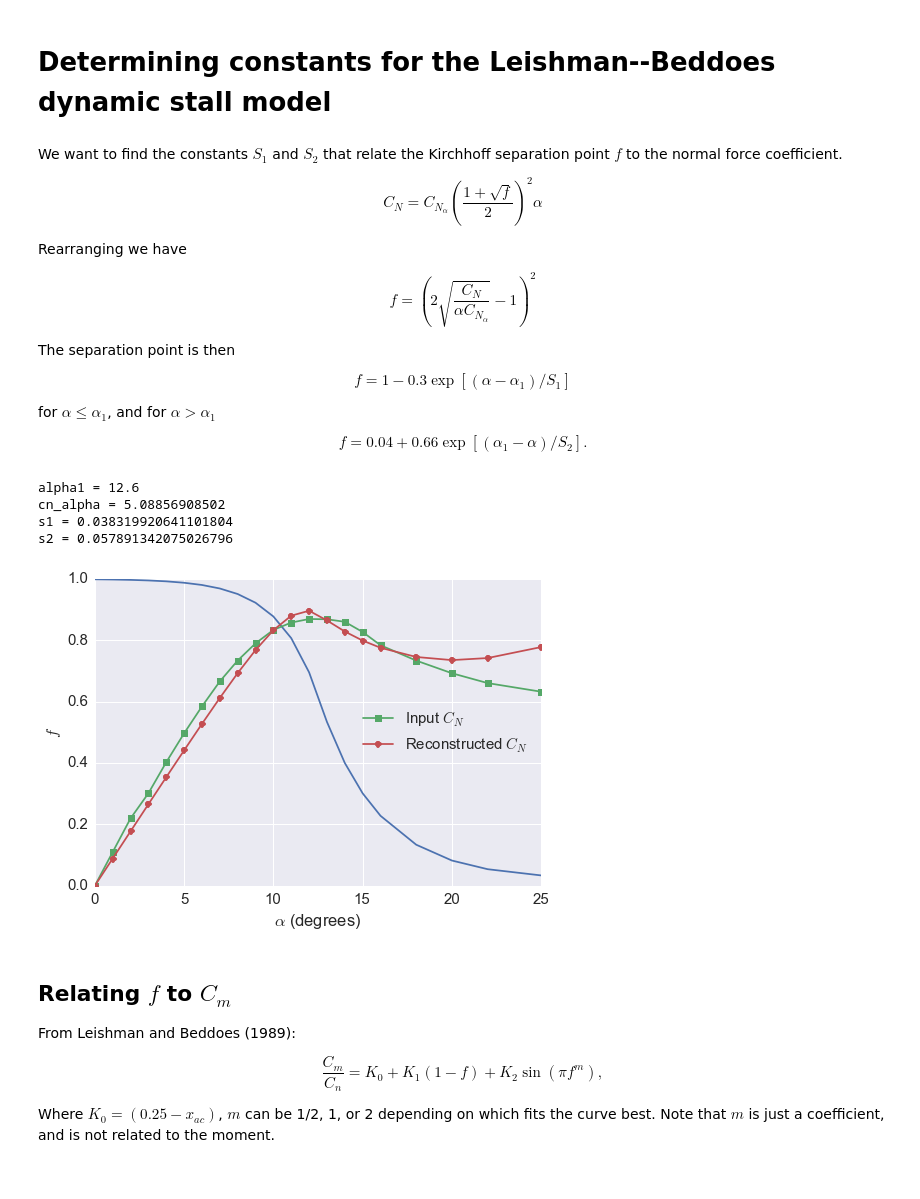
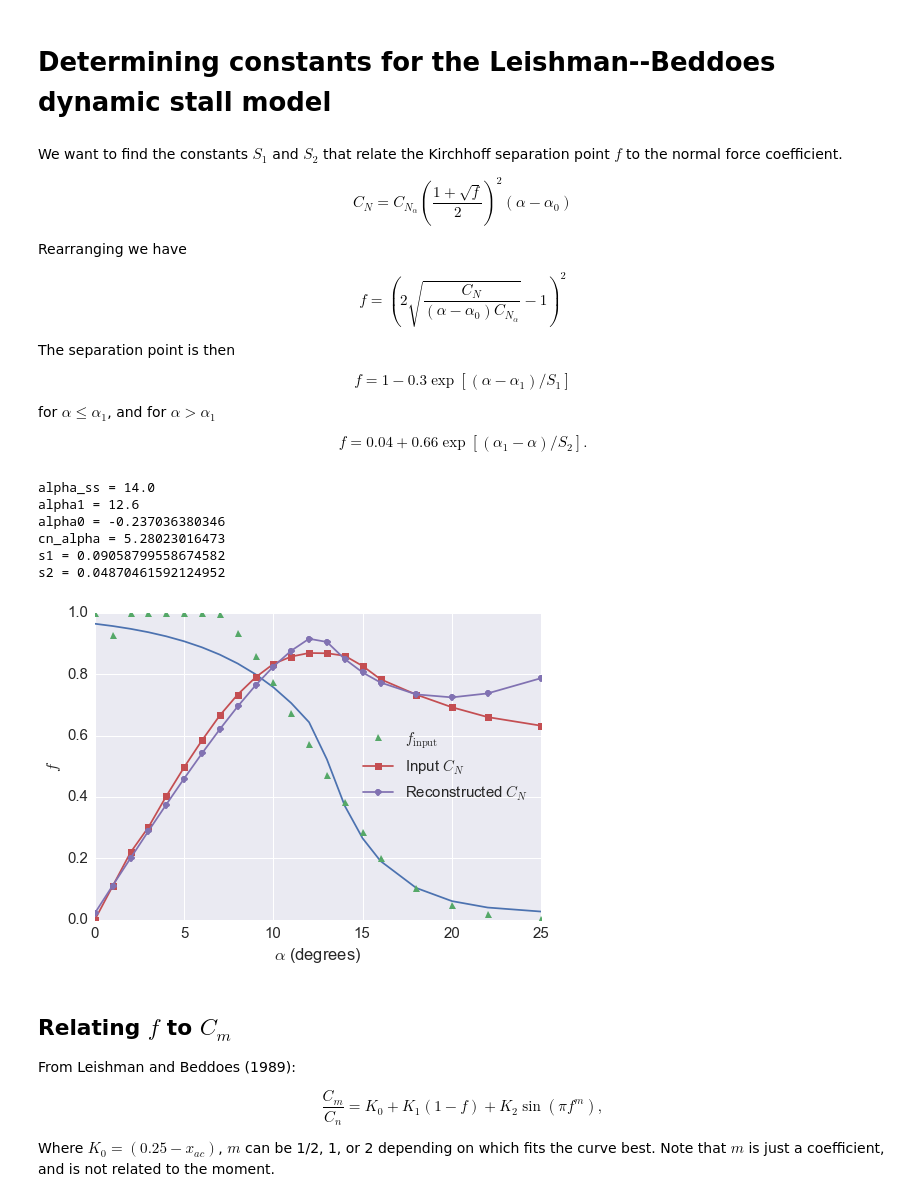
Before and after one commit to petebachant/Leishman-Beddoes-constants, a Jupyter notebook: notebook.ipynb, the cells around one changed output. Saved outputs shown, nothing was run; the diff lists cells and outputs as text; code cells hidden in the pictures.

Commit message:
Account for zero-lift angle of attack

```diff
--- a/notebook.ipynb
+++ b/notebook.ipynb
@@ -52,13 +52,13 @@ def load(foil="NACA0021", xfoil=False, csv=False):
 We want to find the constants $S_1$ and $S_2$ that relate the Kirchhoff separation point $f$ to the normal force coefficient.
 
 $$
-C_N = C_{N_\alpha} \left( \frac{1 + \sqrt{f}}{2} \right)^2 \alpha
+C_N = C_{N_\alpha} \left( \frac{1 + \sqrt{f}}{2} \right)^2 (\alpha - \alpha_0)
 $$
 
 Rearranging we have
 
 $$
-f = \left(2\sqrt{\frac{C_N}{\alpha C_{N_\alpha}}} - 1\right)^2
+f = \left(2\sqrt{\frac{C_N}{(\alpha - \alpha_0) C_{N_\alpha}}} - 1\right)^2
 $$
 
 The separation point is then
@@ -91,8 +91,9 @@ def calc_cn_alpha(df, frac_cn_alpha=0.75):
     A = np.array([[len(x), sum(x)],
                   [sum(x), sum(x**2)]])
     b = np.array([sum(y), sum(x*y)])
-    a, cn_alpha = np.linalg.solve(A, b)
-    return cn_alpha
+    cn0, cn_alpha = np.linalg.solve(A, b)
+    alpha0 = -cn0/cn_alpha
+    return cn_alpha, alpha0
 
 
 def calc_alpha1(df, frac_alpha1=0.95):
@@ -104,35 +105,48 @@ def calc_s1_s2(df, A=1.0, B=0.4, C=0.02, D=0.58, frac_cn_alpha=0.75, frac_alpha1
     """Calculate S_1 and S_2 coefficients using a least squares regression."""
     df_all = df[df.alpha_deg >= 0]
     df_all = df_all[df_all.alpha_deg <= 20]
-    cn_alpha = calc_cn_alpha(df, frac_cn_alpha)
+    cn_alpha, alpha0 = calc_cn_alpha(df, frac_cn_alpha)
     alpha1 = calc_alpha1(df, frac_alpha1)
     df = df_all[df_all.alpha_rad <= alpha1]
     alpha = df.alpha_rad
-    f = pow((sqrt(abs(df.cn)/cn_alpha/abs(df.alpha_rad))*2.0 - 1.0), 2)
-    f[f > 1] = 1.0
+    f = cn2f(df.cn, alpha, cn_alpha, alpha0=alpha0, limit=True)
     x = alpha - alpha1
     y = (f - A)/(-B)
-    b = np.sum(x*y*log(y))/sum(x*x*y)
+    try:
+        b = np.sum(x*y*log(y))/sum(x*x*y)
+    except ZeroDivisionError:
+        b = np.nan
     s1 = 1/b
     f_low = A - B*np.exp((alpha - alpha1)/s1)
     # Now S_2
     df = df_all[df_all.alpha_rad > alpha1]
     alpha = df.alpha_rad
-    f = pow((sqrt(abs(df.cn)/cn_alpha/abs(df.alpha_rad))*2.0 - 1.0), 2)
-    f[f > 1] = 1.0
+    f = cn2f(df.cn, alpha, cn_alpha, alpha0=alpha0)
     x = alpha1 - alpha
     y = (f - C)/(D)
-    b = np.sum(x*y*log(y))/sum(x*x*y)
+    try:
+        b = np.sum(x*y*log(y))/sum(x*x*y)
+    except ZeroDivisionError:
+        b = np.nan
     s2 = 1/b
     return s1, s2
 
 
-def f2cn(f, alpha_rad, cn_alpha):
-    """Convert trailing edge separation point to normal force coefficient."""
-    return cn_alpha*alpha_rad*((1 + np.sqrt(f))/2)**2
+def cn2f(cn, alpha_rad, cn_alpha, alpha0=0.0, limit=False):
+    """Convert normal force coefficient to trailing edge separation point."""
+    f = pow((sqrt(abs(cn)/cn_alpha/abs((alpha_rad - alpha0)))*2.0 - 1.0), 2)
+    if limit:
+        f[f > 1] = 1.0
+        f[f < 0] = 0.0
+    return f
 
 
-def calc_reconst(foil="NACA0021", A=1.0, B=0.4, C=0.02, D=0.58, frac_cn_alpha=0.7,
+def f2cn(f, alpha_rad, cn_alpha, alpha0=0.0):
+    """Convert trailing edge separation point to normal force coefficient."""
+    return cn_alpha*(alpha_rad - alpha0)*((1 + np.sqrt(f))/2)**2
+
+
+def calc_reconst(foil="NACA0021", A=1.0, B=0.4, C=0.02, D=0.58, frac_cn_alpha=0.6,
                  frac_alpha1=0.9):
     """
     Calculate reconstructed force coefficients and return along with input data.
@@ -145,40 +159,50 @@ def calc_reconst(foil="NACA0021", A=1.0, B=0.4, C=0.02, D=0.58, frac_cn_alpha=0.
         df = load(foil=foil)
     df = df[df.alpha_deg >= 0]
     df = df[df.alpha_deg <= 25]
-    cn_alpha = calc_cn_alpha(df, frac_cn_alpha=frac_cn_alpha)
+    cn_alpha, alpha0 = calc_cn_alpha(df, frac_cn_alpha=frac_cn_alpha)
     alpha1 = calc_alpha1(df, frac_alpha1=frac_alpha1)
     s1, s2 = calc_s1_s2(df, A=A, B=B, C=C, D=D, frac_cn_alpha=frac_cn_alpha,
                         frac_alpha1=frac_alpha1)
     f = []
     for alpha in df.alpha_rad:
         if alpha <= alpha1:
             f.append(A - B*np.exp((alpha - alpha1)/s1))
         elif alpha > alpha1:
             f.append(C + D*np.exp((alpha1 - alpha)/s2))
     df["f"] = f
-    df["cn_reconst"] = f2cn(f, df.alpha_rad, cn_alpha)
+    df["cn_reconst"] = f2cn(f, df.alpha_rad, cn_alpha, alpha0=alpha0)
+    df["f_in"] = cn2f(df.cn, df.alpha_rad, cn_alpha, alpha0=alpha0, limit=True)
+    print("alpha_ss =", np.rad2deg(alpha1/frac_alpha1))
     print("alpha1 =", np.rad2deg(alpha1))
+    print("alpha0 =", np.rad2deg(alpha0))
     print("cn_alpha =", cn_alpha)
     print("s1 =", s1)
     print("s2 =", s2)
     return df
 
 
-df = calc_reconst(foil="NACA0021")
+# foil = "S826_Ostavan"
+foil = "NACA0021"
+# foil = "NACA0012"
+df = calc_reconst(foil=foil, frac_cn_alpha=0.6, frac_alpha1=0.9)
 
 plt.plot(df.alpha_deg, df.f)
+plt.plot(df.alpha_deg, df.f_in, "^", label="$f_\mathrm{input}$")
 plt.plot(df.alpha_deg, df.cn, "-s", label=r"Input $C_N$")
 plt.plot(df.alpha_deg, df.cn_reconst, "-o", label=r"Reconstructed $C_N$")
+# plt.ylim((None, 1.4))
 plt.xlabel(r"$\alpha$ (degrees)")
 plt.ylabel("$f$")
 plt.legend(loc="best")
 plt.show()
 # %% [output]
+alpha_ss = 14.0
 alpha1 = 12.6
-cn_alpha = 5.08856908502
-s1 = 0.038319920641101804
-s2 = 0.057891342075026796
+alpha0 = -0.237036380346
+cn_alpha = 5.28023016473
+s1 = 0.09058799558674582
+s2 = 0.04870461592124952
-[figure, old version]
+[figure, new version]
 # %% [markdown]
 ## Relating $f$ to $C_m$
 
```
Also changed, not shown: parts of 1 cell of this notebook.
